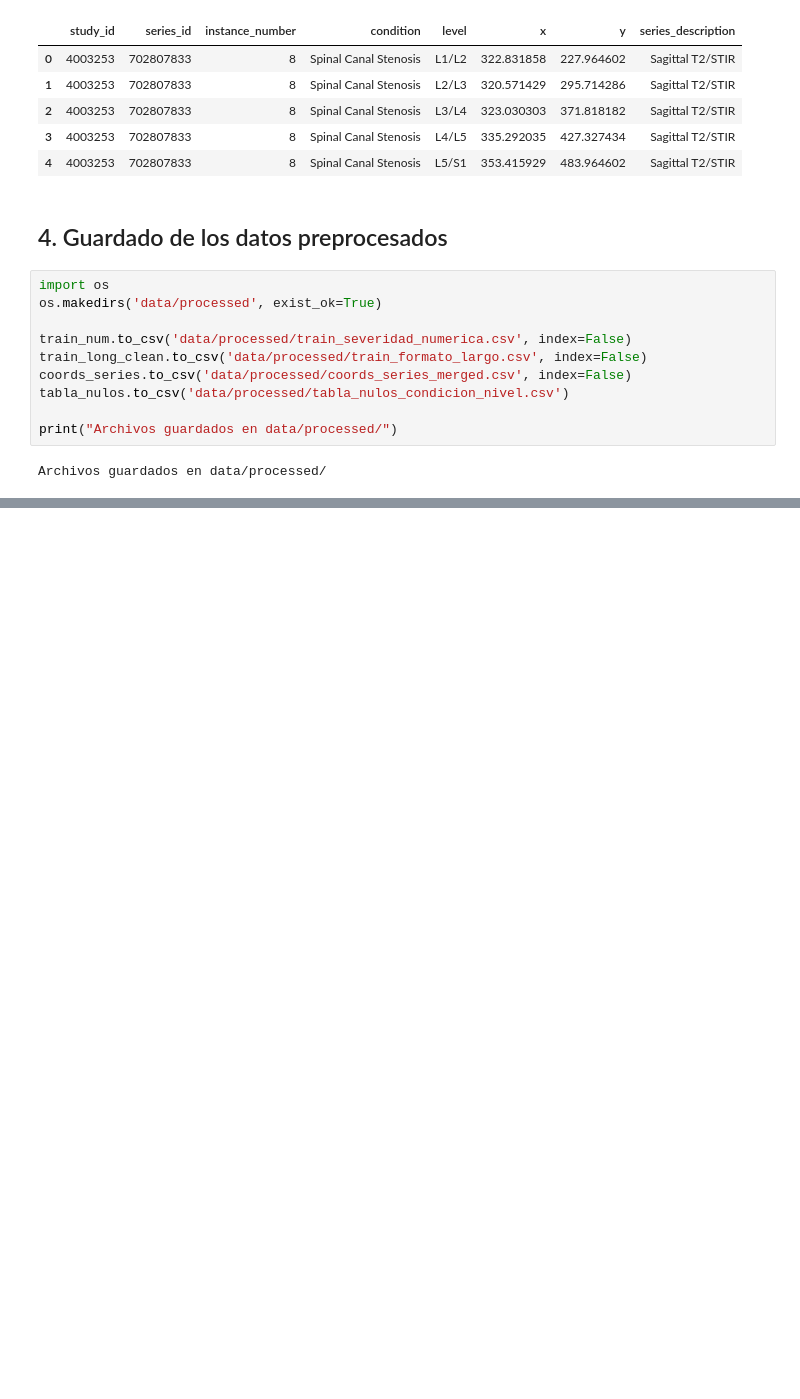
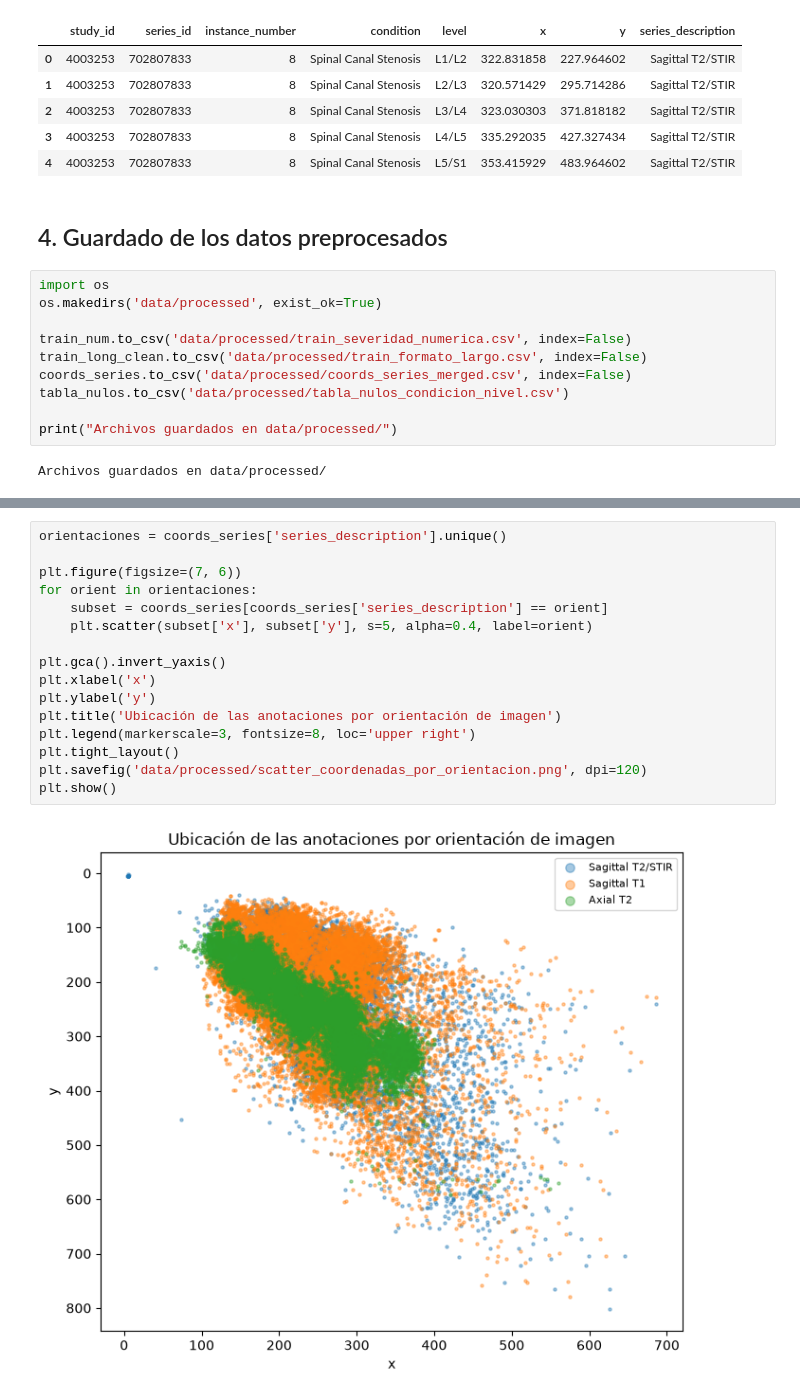
Before and after one commit to Albu231311/Proyecto2-DS, a Jupyter notebook: Proyecto2_Limpieza_Preprocesamiento.ipynb, the cells around one changed output, grey strips where cells are left out. Drawn from its saved outputs; the diff is of its cells as text; blank space fills up the shorter version.

```diff
--- a/Proyecto2_Limpieza_Preprocesamiento.ipynb
+++ b/Proyecto2_Limpieza_Preprocesamiento.ipynb
@@ -360,0 +431,18 @@ Archivos guardados en data/processed/
+# %%
+orientaciones = coords_series['series_description'].unique()
+
+plt.figure(figsize=(7, 6))
+for orient in orientaciones:
+    subset = coords_series[coords_series['series_description'] == orient]
+    plt.scatter(subset['x'], subset['y'], s=5, alpha=0.4, label=orient)
+
+plt.gca().invert_yaxis()
+plt.xlabel('x')
+plt.ylabel('y')
+plt.title('Ubicación de las anotaciones por orientación de imagen')
+plt.legend(markerscale=3, fontsize=8, loc='upper right')
+plt.tight_layout()
+plt.savefig('data/processed/scatter_coordenadas_por_orientacion.png', dpi=120)
+plt.show()
+# %% [output]
+[figure, added]
```
Also changed, not shown: parts of 14 cells of this notebook, 4 other files.
